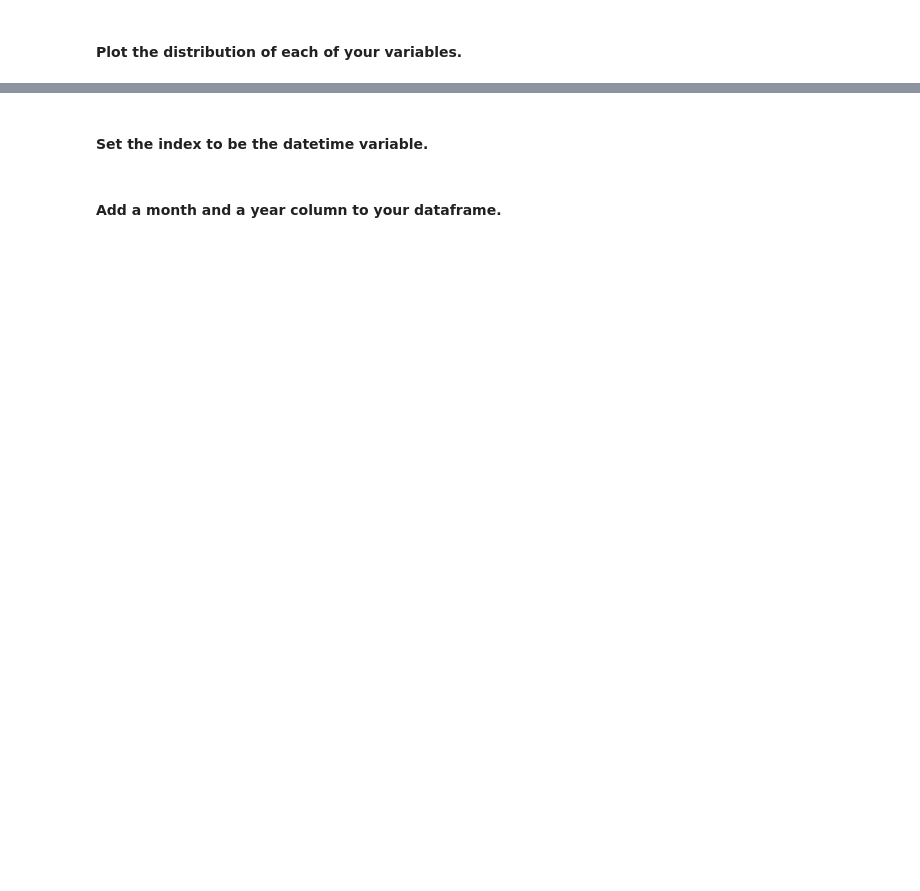
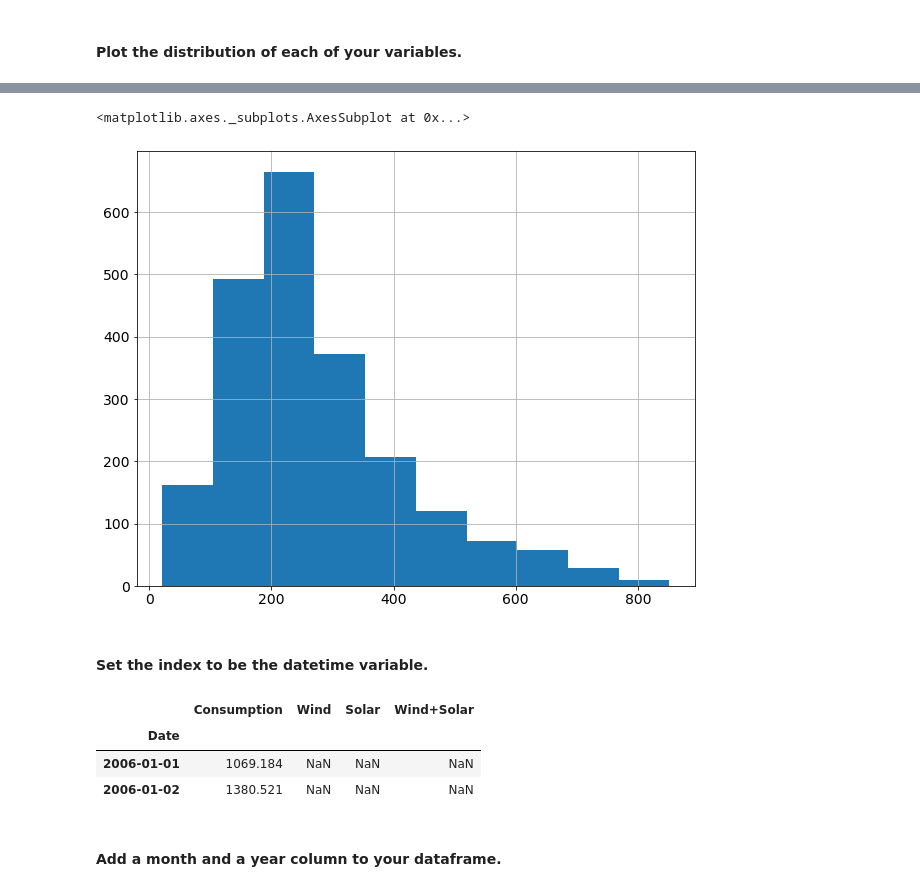
Before and after one commit to KwameTaylor/time-series-exercises, a Jupyter notebook: prepare.ipynb, the cells around one changed output, grey strips where cells are left out. Drawn from its saved outputs; the diff is of its cells as text; code cells hidden in the pictures; blank space fills up the shorter version.

```diff
--- a/prepare.ipynb
+++ b/prepare.ipynb
@@ -166,8 +203,18 @@ df.plot.hist()
+# %%
+df['Wind+Solar'].hist()
+# %% [output]
+<matplotlib.axes._subplots.AxesSubplot at 0x...>
+[figure, added]
 # %% [markdown]
 #### Set the index to be the datetime variable.
 # %%
-df = df.set_index('sale_date').sort_index()
+df = df.set_index('Date').sort_index()
 df.head(2)
+# %% [output]
+|  | Consumption | Wind | Solar | Wind+Solar |
+| Date |  |  |  |  |
+| 2006-01-01 | 1069.184 | NaN | NaN | NaN |
+| 2006-01-02 | 1380.521 | NaN | NaN | NaN |
 # %% [markdown]
 #### Add a month and a year column to your dataframe.
 # %%
```
Also changed, not shown: parts of 9 cells of this notebook, 1 other file.
